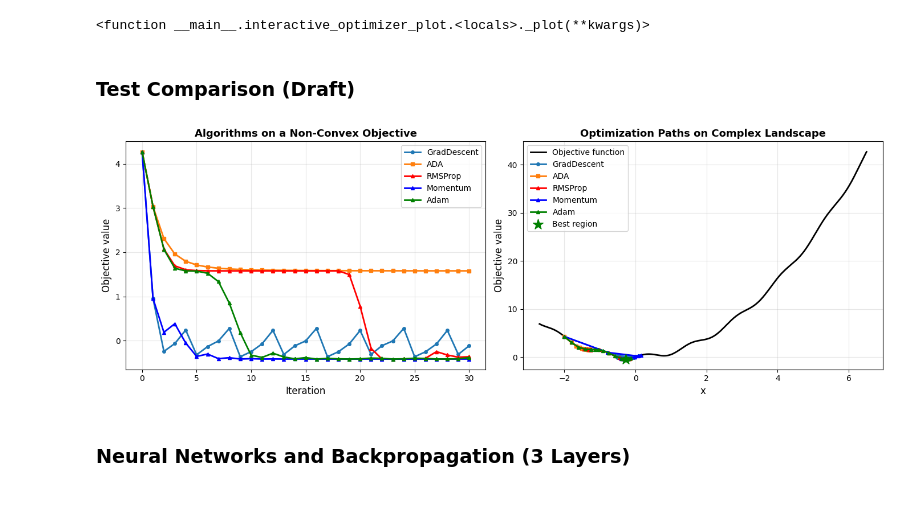
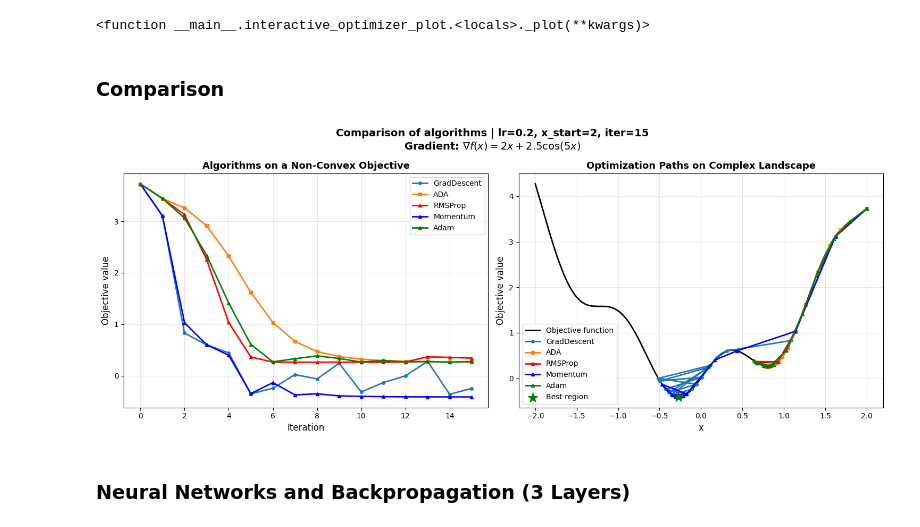
Before and after one commit to John-Popovici/ML-optimization-lecture, a Jupyter notebook: optimization_full.ipynb, the cells around one changed output. Cells and saved outputs as stored; diff of their text form; code cells hidden in the pictures.

Commit message:
comparison

```diff
--- a/optimization_full.ipynb
+++ b/optimization_full.ipynb
@@ -718,19 +738,33 @@ interactive_optimizer_plot(
 interactive(children=(FloatSlider(value=0.3, continuous_update=False, description='learning_rate', max=2.0, mi…
 <function __main__.interactive_optimizer_plot.<locals>._plot(**kwargs)>
 # %% [markdown]
-### Test Comparison (Draft)
+### Comparison
 # %%
 # Learning rates
-learning_rate = 0.2
+learning_rate_comparison = 0.2
 
-positions_gd, losses_gd = gradient_descent(learning_rate, loss_function=loss_function, gradient=gradient)
-positions_ada, losses_ada = ada_grad(learning_rate, loss_function=loss_function, gradient=gradient)
-positions_rmsp, losses_rsmp = RMSProp(learning_rate, loss_function=loss_function, gradient=gradient)
-positions_momentum, losses_momentum = momentum(learning_rate, loss_function=loss_function, gradient=gradient)
-positions_adam, losses_adam = adam(learning_rate, loss_function=loss_function, gradient=gradient)
+# Start
+x_start_comparison = 2
+
+# Number of iteration
+num_iteration_comparison = 15
+
+positions_gd, losses_gd = gradient_descent(learning_rate=learning_rate_comparison, x_start=x_start_comparison, num_iterations=num_iteration_comparison, loss_function=loss_function, gradient=gradient)
+positions_ada, losses_ada = ada_grad(learning_rate=learning_rate_comparison, x_start=x_start_comparison, num_iterations=num_iteration_comparison, loss_function=loss_function, gradient=gradient)
+positions_rmsp, losses_rsmp = RMSProp(learning_rate=learning_rate_comparison, x_start=x_start_comparison, num_iterations=num_iteration_comparison, loss_function=loss_function, gradient=gradient)
+positions_momentum, losses_momentum = momentum(learning_rate=learning_rate_comparison, x_start=x_start_comparison, num_iterations=num_iteration_comparison, loss_function=loss_function, gradient=gradient)
+positions_adam, losses_adam = adam(learning_rate=learning_rate_comparison, x_start=x_start_comparison, num_iterations=num_iteration_comparison, loss_function=loss_function, gradient=gradient)
 
 # Plotting
-fig, axes = plt.subplots(1, 2, figsize=(14, 5))
+fig, axes = plt.subplots(1, 2, figsize=(15, 6))
+
+fig.suptitle(
+    rf'Comparison of algorithms | lr={learning_rate_comparison}, x_start={x_start_comparison}, iter={num_iteration_comparison}'
+    '\n'
+    r'Gradient: $\nabla f(x) = 2x + 2.5 \cos(5x)$',
+    fontsize=14,
+    fontweight='bold'
+)
 
 # Plot 1: Objective value over iterations
 iterations = range(len(losses_gd))
@@ -741,36 +775,37 @@ axes[0].plot(iterations, losses_momentum, '^-', label=f'Momentum', linewidth=2,
 axes[0].plot(iterations, losses_adam, '^-', label=f'Adam', linewidth=2, markersize=4, color='green')
 
 
 axes[0].set_xlabel('Iteration', fontsize=12)
 axes[0].set_ylabel('Objective value', fontsize=12)
 axes[0].set_title('Algorithms on a Non-Convex Objective', fontsize=13, fontweight='bold')
 axes[0].legend()
 axes[0].grid(True, alpha=0.3)
 
 
 # Plot 2: Optimization paths on the landscape
-x_range = np.linspace(-2.7, 6.5, 600)
+x_range = np.linspace(-2, 2, 600)
 y_range = loss_function(x_range)
 axes[1].plot(x_range, y_range, 'k-', linewidth=2, label='Objective function')
 axes[1].plot(positions_gd, losses_gd, 'o-', label=f'GradDescent', linewidth=2, markersize=4)
 axes[1].plot(positions_ada, losses_ada, 's-', label=f'ADA', linewidth=2, markersize=4)
 axes[1].plot(positions_rmsp, losses_rsmp, '^-', label=f'RMSProp', linewidth=2, markersize=4, color='red')
 axes[1].plot(positions_momentum, losses_momentum, '^-', label=f'Momentum', linewidth=2, markersize=4, color='blue')
 axes[1].plot(positions_adam, losses_adam, '^-', label=f'Adam', linewidth=2, markersize=4, color='green')
 
 best_idx = np.argmin(y_range) # Mark an optimal value
-axes[1].scatter([x_range[best_idx]], [y_range[best_idx]], color='green', s=180, marker='*', label='Best region', zorder=5)
+axes[1].scatter([x_range[best_idx]], [
+    y_range[best_idx]], color='green', s=180, marker='*', label='Best region', zorder=5)
 
 axes[1].set_xlabel('x', fontsize=12)
 axes[1].set_ylabel('Objective value', fontsize=12)
 axes[1].set_title('Optimization Paths on Complex Landscape', fontsize=13, fontweight='bold')
 axes[1].legend()
 axes[1].grid(True, alpha=0.3)
 
 plt.tight_layout()
 plt.show()
 # %% [output]
-[figure, old version]
+[figure, new version]
 # %% [markdown]
 ### Neural Networks and Backpropagation (3 Layers)
 # %% [markdown]
```
Also changed, not shown: parts of 2 cells of this notebook.
